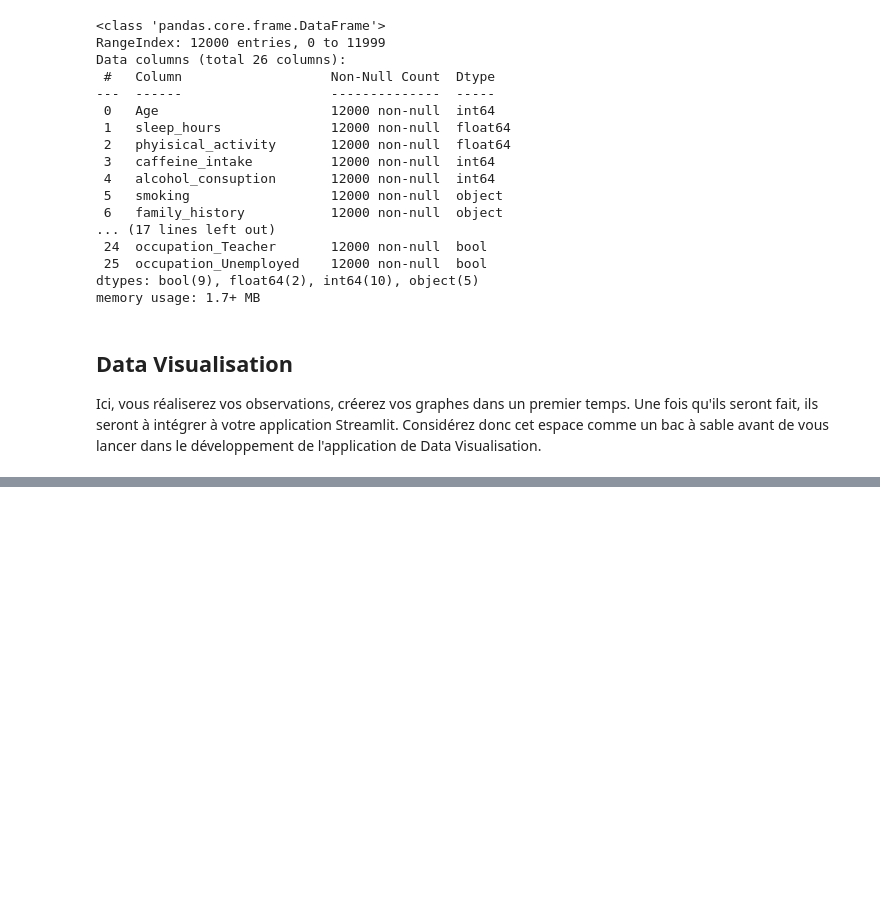
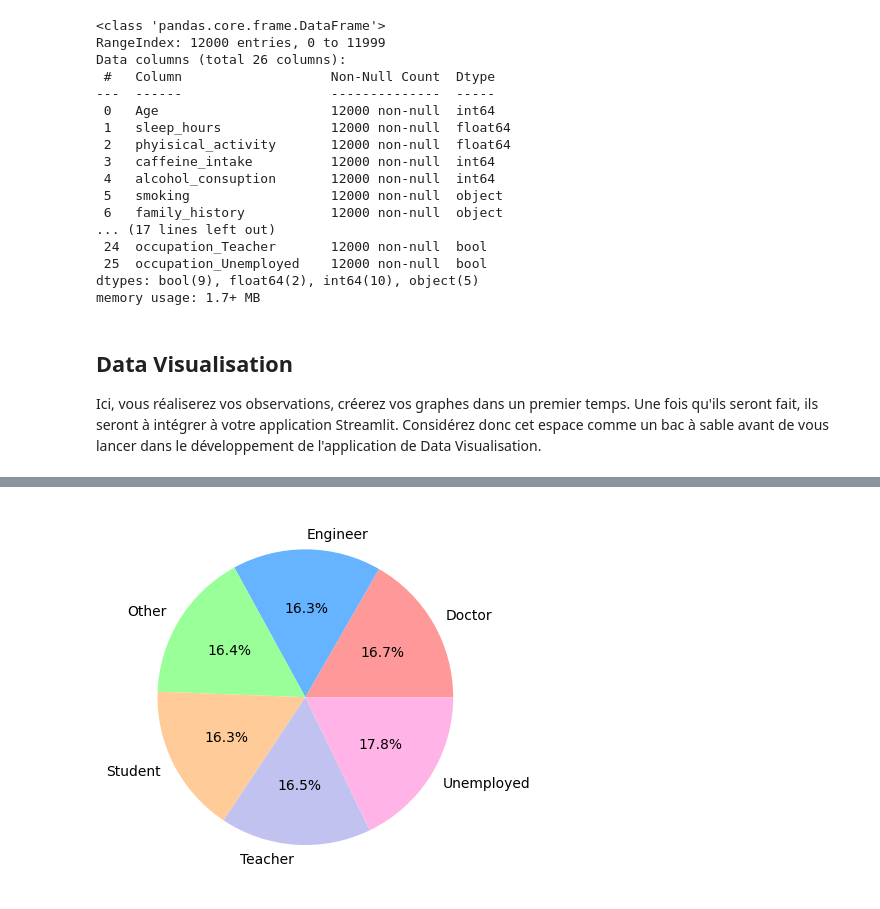
Before and after one commit to Raffiskender/pfr, a Jupyter notebook: first_steps.ipynb, the cells around one changed output, grey strips where cells are left out. Cells and saved outputs as stored; diff of their text form; code cells hidden in the pictures; blank space fills up the shorter version.

```diff
--- a/first_steps.ipynb
+++ b/first_steps.ipynb
@@ -127,0 +139,11 @@ Ici, vous réaliserez vos observations, créerez vos graphes dans un premier tem
+# %%
+#1- distribution en fonction des métiers :
+gender_count = df[['occupation_Doctor', 'occupation_Engineer', 'occupation_Other', 'occupation_Student', 'occupation_Teacher', 'occupation_Unemployed']].sum()
+plt.figure()
+# Labels et couleurs
+labels = ['Doctor', 'Engineer', 'Other', 'Student', 'Teacher', 'Unemployed' ]
+colors = ['#ff9999', '#66b3ff', '#99ff99', '#ffcc99', '#c2c2f0', '#ffb3e6']
+plt.pie(gender_count, labels=labels, colors=colors, autopct='%1.1f%%',)
+plt.show()
+# %% [output]
+[figure, added]
```
Also changed, not shown: parts of 14 cells of this notebook.
